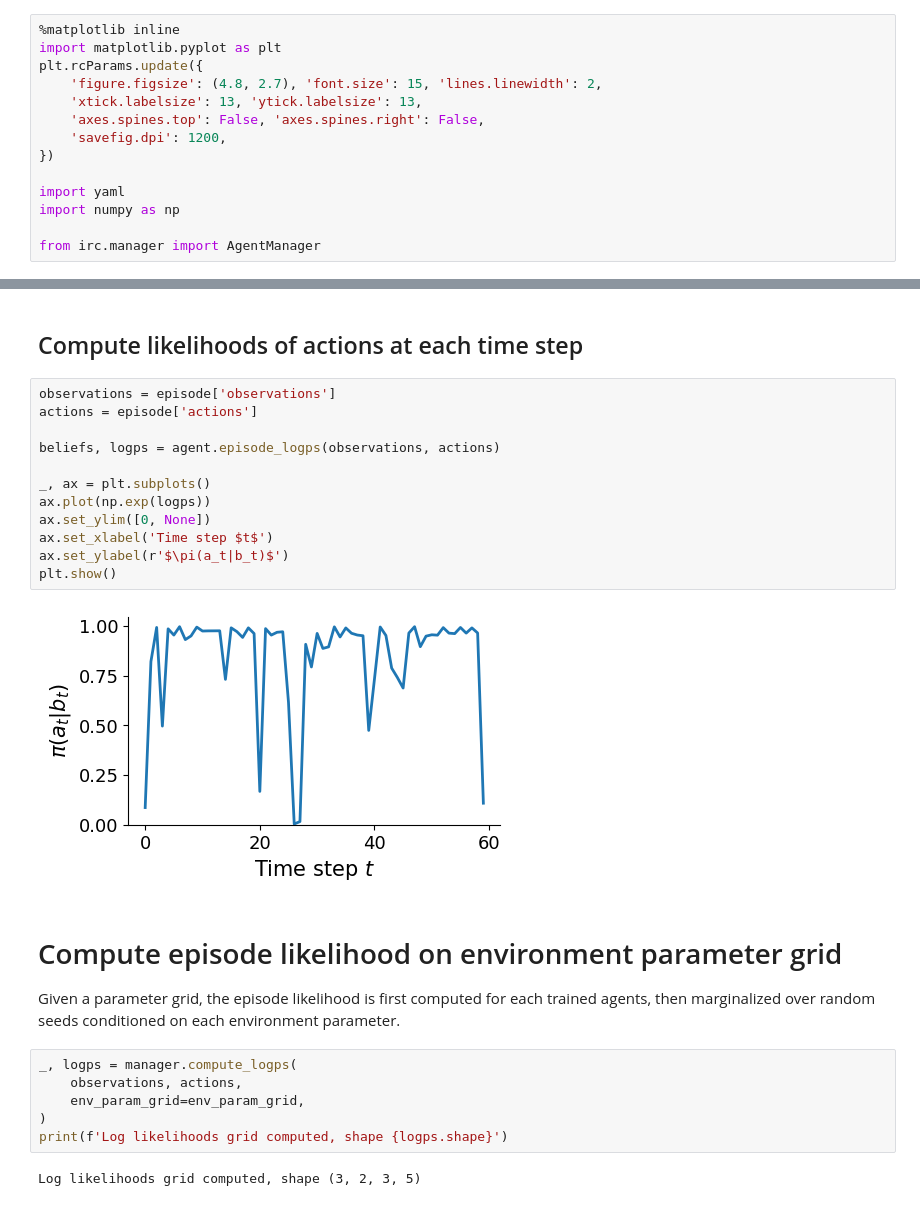
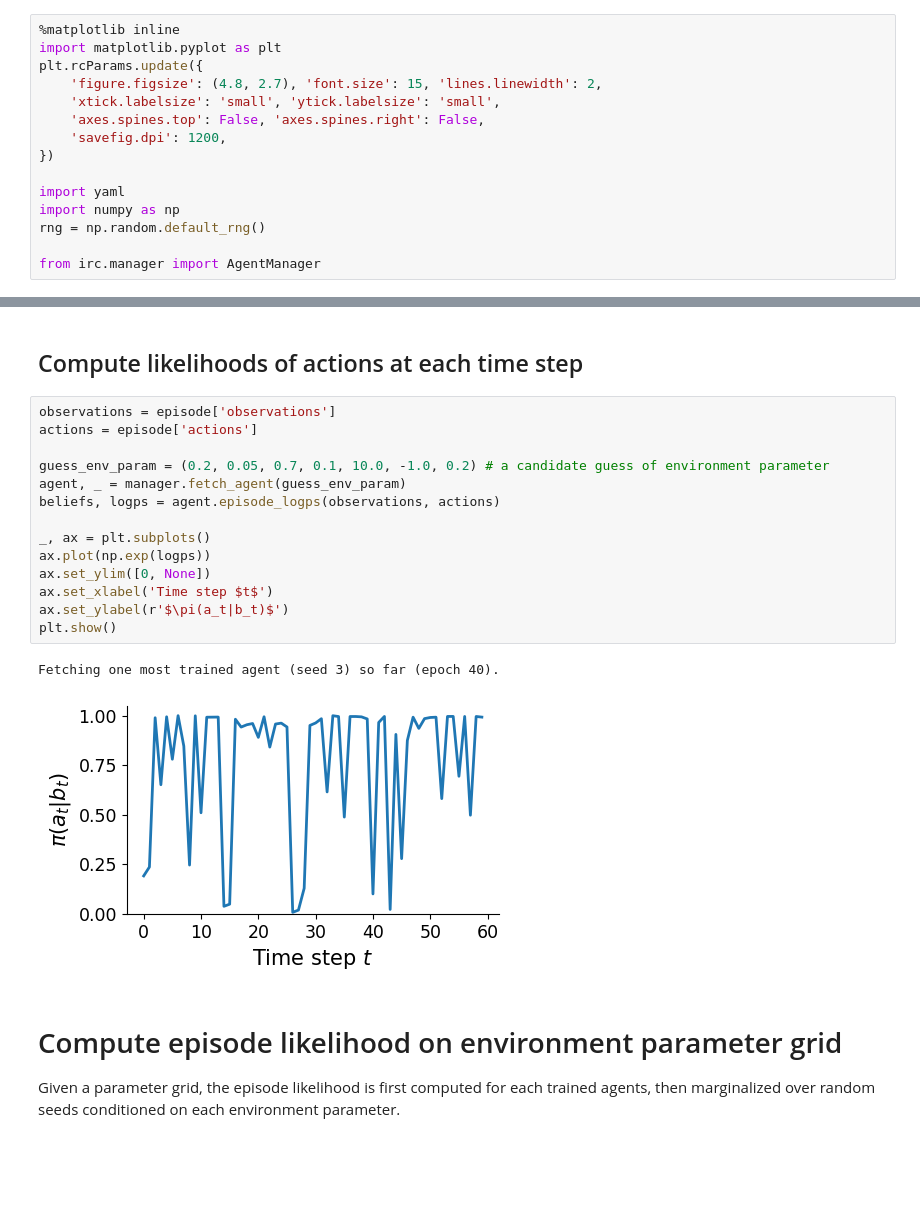
Before and after one commit to XaqLab/box-foraging, a Jupyter notebook: demo.ipynb, the cells around one changed output, grey strips where cells are left out. Cells and saved outputs as stored; diff of their text form; blank space fills up the shorter version.

```diff
--- a/demo.ipynb
+++ b/demo.ipynb
@@ -3,13 +3,14 @@
 import matplotlib.pyplot as plt
 plt.rcParams.update({
     'figure.figsize': (4.8, 2.7), 'font.size': 15, 'lines.linewidth': 2,
-    'xtick.labelsize': 13, 'ytick.labelsize': 13,
+    'xtick.labelsize': 'small', 'ytick.labelsize': 'small',
     'axes.spines.top': False, 'axes.spines.right': False,
     'savefig.dpi': 1200,
 })
 
 import yaml
 import numpy as np
+rng = np.random.default_rng()
 
 from irc.manager import AgentManager
 # %% [markdown]
@@ -162,26 +145,21 @@ fig = plot_episode(episode, plot_marginal=True)
 # %%
 observations = episode['observations']
 actions = episode['actions']
 
+guess_env_param = (0.2, 0.05, 0.7, 0.1, 10.0, -1.0, 0.2) # a candidate guess of environment parameter
+agent, _ = manager.fetch_agent(guess_env_param)
 beliefs, logps = agent.episode_logps(observations, actions)
 
 _, ax = plt.subplots()
 ax.plot(np.exp(logps))
 ax.set_ylim([0, None])
 ax.set_xlabel('Time step $t$')
 ax.set_ylabel(r'$\pi(a_t|b_t)$')
 plt.show()
 # %% [output]
+Fetching one most trained agent (seed 3) so far (epoch 40).
-[figure, old version]
+[figure, new version]
 # %% [markdown]
 # Compute episode likelihood on environment parameter grid
 
 Given a parameter grid, the episode likelihood is first computed for each trained agents, then marginalized over random seeds conditioned on each environment parameter.
-# %%
-_, logps = manager.compute_logps(
-    observations, actions,
-    env_param_grid=env_param_grid,
-)
-print(f'Log likelihoods grid computed, shape {logps.shape}')
-# %% [output]
-Log likelihoods grid computed, shape (3, 2, 3, 5)
```
Also changed, not shown: parts of 21 cells of this notebook, 1 other file.
